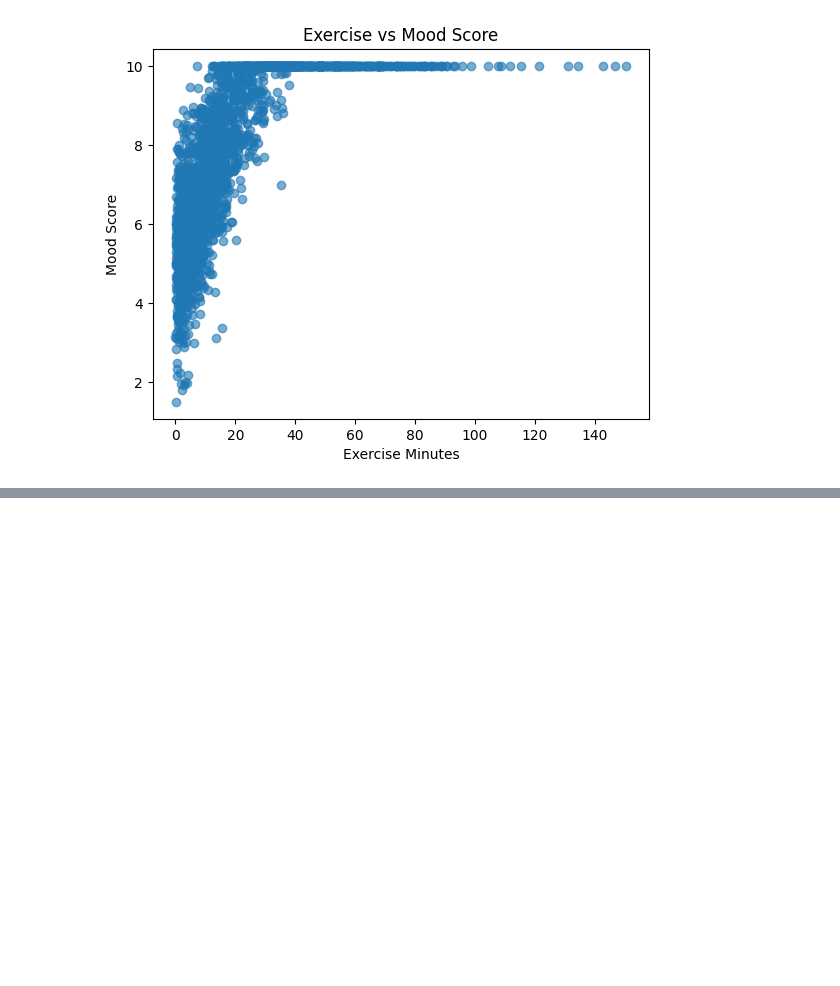
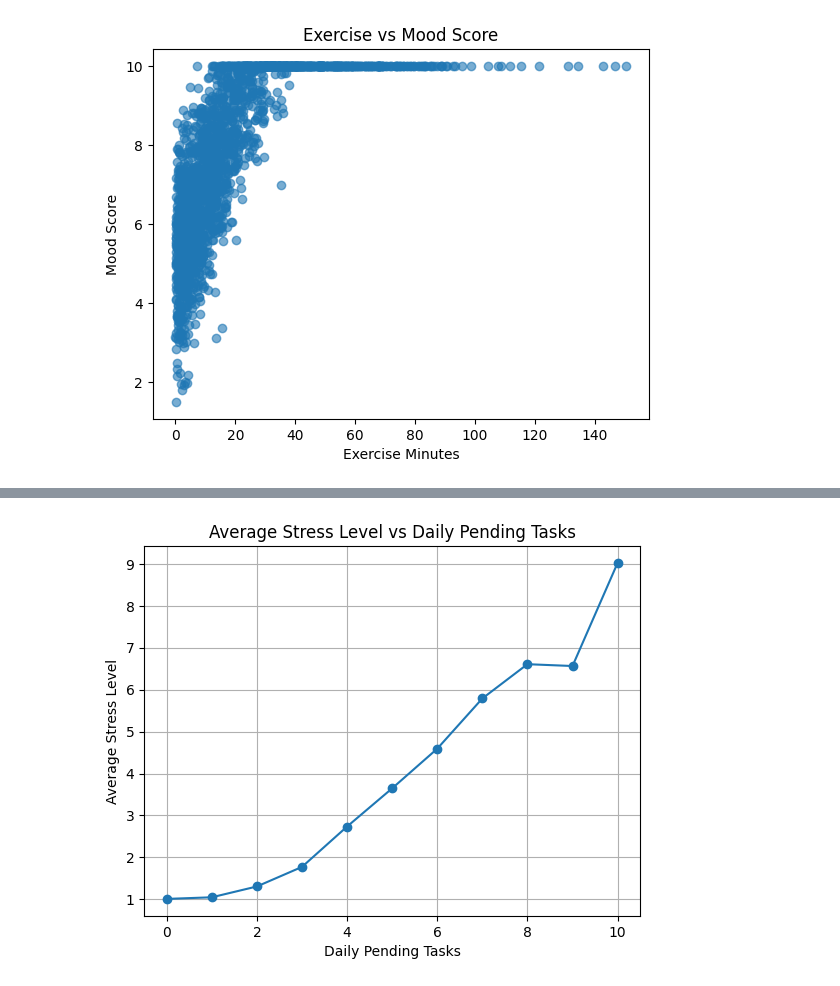
Before and after one commit to evil-dodo8144/general-mental-health-and-lifestyle, a Jupyter notebook: dodoaproach2.ipynb, the cells around one changed output, grey strips where cells are left out. Cells and saved outputs as stored; diff of their text form; code cells hidden in the pictures; blank space fills up the shorter version.

```diff
--- a/dodoaproach2.ipynb
+++ b/dodoaproach2.ipynb
@@ -172,0 +184,11 @@ plt.show()
+# %%
+mean_stress = df.groupby("daily_pending_tasks")["stress_level"].mean()
+plt.figure()
+mean_stress.plot(marker="o")
+plt.title("Average Stress Level vs Daily Pending Tasks")
+plt.xlabel("Daily Pending Tasks")
+plt.ylabel("Average Stress Level")
+plt.grid(True)
+plt.show()
+# %% [output]
+[figure, added]
```
Also changed, not shown: parts of 1 cell of this notebook.
